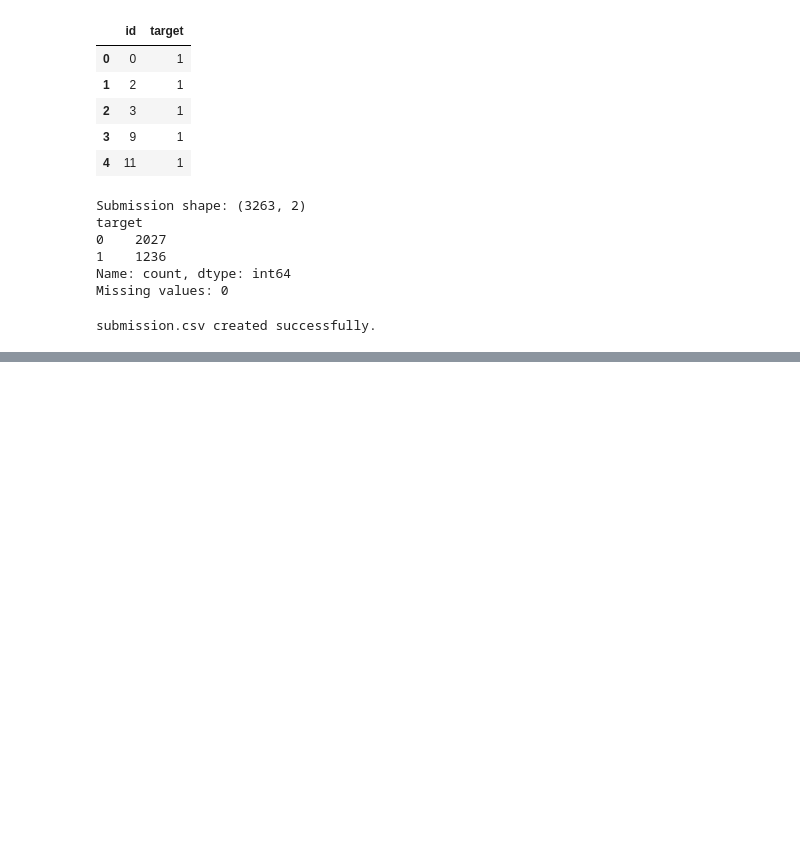
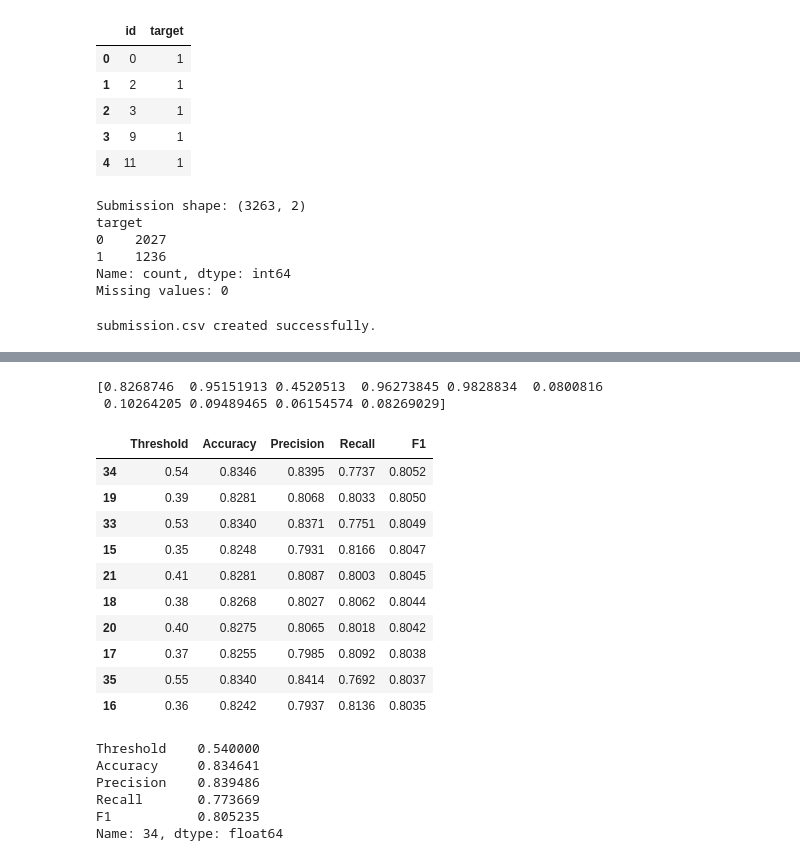
Before and after one commit to Kaviya-Balamurugan/disaster-tweets-nlp, a Jupyter notebook: notebooks/distilbert_disaster_tweets.ipynb, the cells around one changed output, grey strips where cells are left out. Saved outputs shown, nothing was run; the diff lists cells and outputs as text; code cells hidden in the pictures; blank space fills up the shorter version.

```diff
--- a/notebooks/distilbert_disaster_tweets.ipynb
+++ b/notebooks/distilbert_disaster_tweets.ipynb
@@ -769,0 +822,3 @@ submission.csv created successfully.
+# %%
+train_data["transformer_text_v2"] = build_transformer_text(train_data)
+val_data["transformer_text_v2"] = build_transformer_text(val_data)
@@ -769,0 +990,2 @@ submission.csv created successfully.
+# %%
+trainer_v2.train()
@@ -769,0 +1019,7 @@ submission.csv created successfully.
+# %%
+v2_output = trainer_v2.predict(val_dataset_v2)
+
+v2_predictions = np.argmax(
+    v2_output.predictions,
+    axis=-1
+)
@@ -769,0 +1072,59 @@ submission.csv created successfully.
+# %%
+import torch
+
+v2_logits = torch.tensor(v2_output.predictions)
+
+v2_probs = torch.softmax(
+    v2_logits,
+    dim=1
+)[:, 1].numpy()
+
+print(v2_probs[:10])
+# %% [output]
+[0.8268746  0.95151913 0.4520513  0.96273845 0.9828834  0.0800816
+ 0.10264205 0.09489465 0.06154574 0.08269029]
+# %%
+threshold_results = []
+
+for threshold in np.arange(0.20, 0.81, 0.01):
+    preds = (v2_probs >= threshold).astype(int)
+
+    threshold_results.append({
+        "Threshold": threshold,
+        "Accuracy": accuracy_score(val_data["target"], preds),
+        "Precision": precision_score(val_data["target"], preds),
+        "Recall": recall_score(val_data["target"], preds),
+        "F1": f1_score(val_data["target"], preds)
+    })
+
+threshold_df = pd.DataFrame(threshold_results)
+
+threshold_df.sort_values(
+    "F1",
+    ascending=False
+).head(10).round(4)
+# %% [output]
+|  | Threshold | Accuracy | Precision | Recall | F1 |
+| 34 | 0.54 | 0.8346 | 0.8395 | 0.7737 | 0.8052 |
+| 19 | 0.39 | 0.8281 | 0.8068 | 0.8033 | 0.8050 |
+| 33 | 0.53 | 0.8340 | 0.8371 | 0.7751 | 0.8049 |
+| 15 | 0.35 | 0.8248 | 0.7931 | 0.8166 | 0.8047 |
+| 21 | 0.41 | 0.8281 | 0.8087 | 0.8003 | 0.8045 |
+| 18 | 0.38 | 0.8268 | 0.8027 | 0.8062 | 0.8044 |
+| 20 | 0.40 | 0.8275 | 0.8065 | 0.8018 | 0.8042 |
+| 17 | 0.37 | 0.8255 | 0.7985 | 0.8092 | 0.8038 |
+| 35 | 0.55 | 0.8340 | 0.8414 | 0.7692 | 0.8037 |
+| 16 | 0.36 | 0.8242 | 0.7937 | 0.8136 | 0.8035 |
+# %%
+best_threshold_row = threshold_df.loc[
+    threshold_df["F1"].idxmax()
+]
+
+best_threshold_row
+# %% [output]
+Threshold    0.540000
+Accuracy     0.834641
+Precision    0.839486
+Recall       0.773669
+F1           0.805235
+Name: 34, dtype: float64
```
Also changed, not shown: parts of 30 cells of this notebook, 1 other file.
